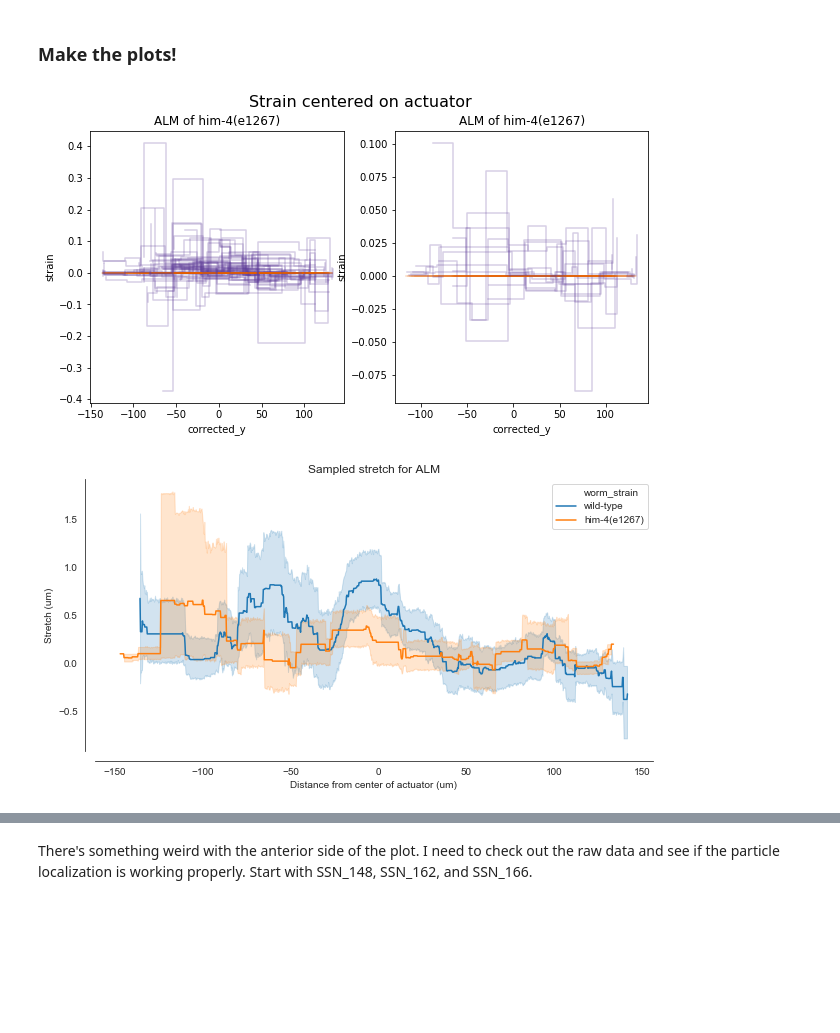
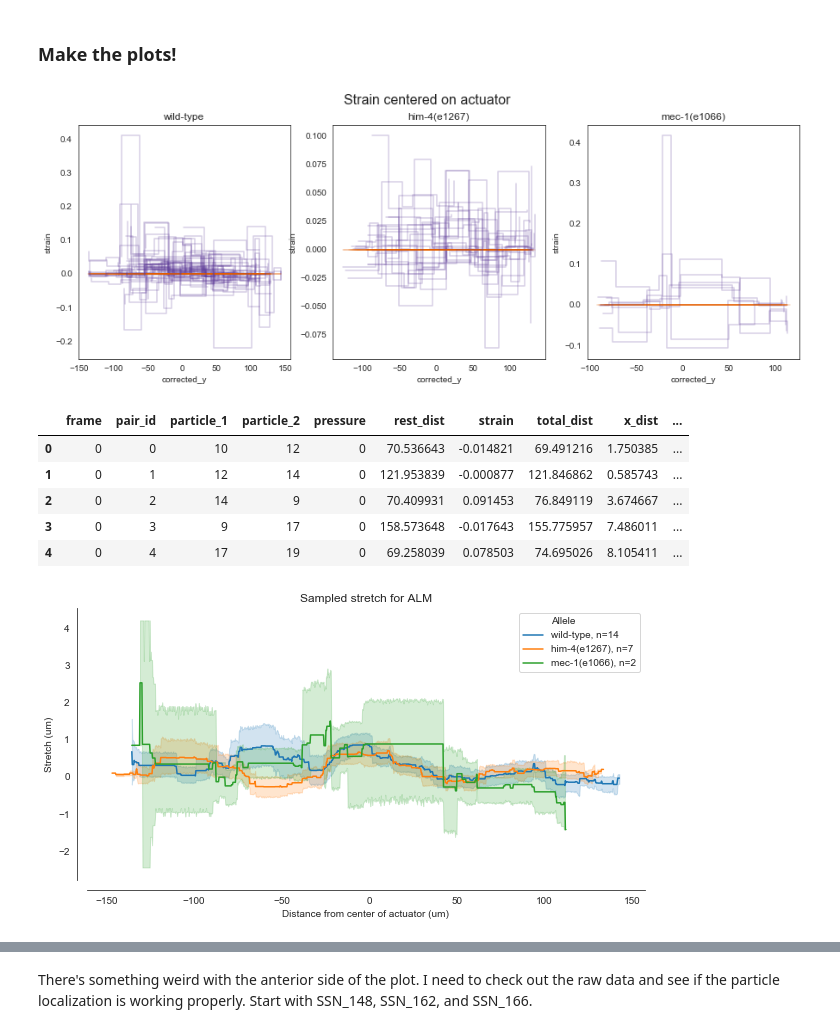
Before and after one commit to anekimken/SSN_ImageAnalysis, a Jupyter notebook: Notebooks/Displacement and Strain Plots.ipynb, the cells around one changed output, grey strips where cells are left out. Drawn from its saved outputs; the diff is of its cells as text; code cells hidden in the pictures; blank space fills up the shorter version.

```diff
--- a/Notebooks/Displacement and Strain Plots.ipynb
+++ b/Notebooks/Displacement and Strain Plots.ipynb
@@ -109,7 +109,8 @@ def plot_disp_centered_on_actuator(linked_mitos_df: pd.DataFrame,
         worm_head_direction = 1
     else:
         raise ValueError
-    linked_mitos_df['corrected_y'] = worm_head_direction * pixel_to_micron *(linked_mitos_df['y'] - actuator_center_coords[1])
+    linked_mitos_df['corrected_y'] = worm_head_direction * pixel_to_micron * (
+        linked_mitos_df['y'] - actuator_center_coords[1])
     linked_mitos_df['x_disp'] = linked_mitos_df.apply(calc_x_distance, axis=1) * pixel_to_micron
     linked_mitos_df['xz_disp'] = linked_mitos_df.apply(calc_xz_distance, axis=1) * pixel_to_micron
     linked_mitos_df['xyz_disp'] = linked_mitos_df.apply(calc_xyz_distance, axis=1) * pixel_to_micron
@@ -124,7 +125,7 @@ def plot_disp_centered_on_actuator(linked_mitos_df: pd.DataFrame,
         fig, ax = plt.subplots()
         plot_title = metadata_df.loc[:,'Experiment_id'].values[0]
     else:
-        plot_title = current_neuron + ' of ' + allele_dict[current_worm_strain]
+        plot_title = current_neuron + ' of ' + allele_dict[metadata_df['worm_strain'].values[0]]
 
     linked_mitos_df.loc[linked_mitos_df['pressure'] == 0].groupby(['frame']).plot(
             x='corrected_y', y=plot_axes,
@@ -132,6 +133,8 @@ def plot_disp_centered_on_actuator(linked_mitos_df: pd.DataFrame,
     linked_mitos_df.loc[linked_mitos_df['pressure'] == 300].groupby(['frame']).plot(
                 x='corrected_y', y=plot_axes, title=plot_title,
                 color='#5e3c99', kind='scatter', ax=ax)
+    ax.set_xlabel('Longitudinal distance (um)')
+    ax.set_ylabel('Displacement normal to worm length (um)')
 # %%
 # get all the metadata
 all_metadata = get_experiment_df(analyzed_data_dir)
@@ -142,7 +145,7 @@ trials_with_strain_and_actuator = all_metadata.loc[(all_metadata['analysis_statu
 n_trials_dict = trials_with_strain_and_actuator['worm_strain'].value_counts().to_dict()
 
 # make plots for those trials
-fig, axes = plt.subplots(ncols=2, figsize=(5 * len(worm_strains),5))
+fig, axes = plt.subplots(ncols=len(worm_strains), figsize=(5 * len(worm_strains),5))
 fig.suptitle('Displacement centered on actuator', fontsize=16)
 ax_index = 0
 for genotype in worm_strains:
@@ -375,7 +367,7 @@ def sample_strain(linked_mitos_df: pd.DataFrame,
 y_coords_to_sampled = np.arange(-1000,1000,1)
 sampled_strain_df = pd.DataFrame()
 actuator_strain_df = pd.DataFrame()
-fig, axes = plt.subplots(figsize=(10,5), ncols=len(worm_strains))
+fig, axes = plt.subplots(figsize=(5 * len(worm_strains) ,5), ncols=len(worm_strains))
 fig.suptitle('Strain centered on actuator', fontsize=16)
 ax_index = 0
 n_trials = trials_with_strain_and_actuator.shape[0]
@@ -388,34 +380,45 @@ for genotype in worm_strains:
 
         strain_file = analyzed_data_dir + experiment_id + '/strain.yaml'
         with open(strain_file, 'r') as yamlfile:
             strain_df = yaml.safe_load(yamlfile)
         strain_df = pd.DataFrame(strain_df)
 
         linked_mitos_file = analyzed_data_dir + experiment_id + '/mito_locations.yaml'
         with open(linked_mitos_file, 'r') as yamlfile:
             linked_mitos_df = yaml.safe_load(yamlfile)
         linked_mitos_df = pd.DataFrame.from_dict(linked_mitos_df)
 
         plot_strain_centered_on_actuator(strain_df, linked_mitos_df,
                                          metadata, 'before_after_strain', axes[ax_index])
 
+
         for frame in linked_mitos_df.loc[linked_mitos_df['pressure']==300]['frame'].unique():
             sampled_strain_df = pd.concat([sampled_strain_df, sample_strain(linked_mitos_df=linked_mitos_df,
                                            metadata_df=metadata,
                                            y_coords=y_coords_to_sampled,
                                            frame_num=frame,
                                            strain_calc_opt=['before_after_strain','before_after_stretch'])],
                                           ignore_index=True, sort=False)
         actuator_strain_df = pd.concat([actuator_strain_df,
                                         sampled_strain_df.loc[sampled_strain_df['y_coord'] == 0]],
                                            ignore_index=True, sort=False)
     axes[ax_index].set_ylabel('strain')
+    axes[ax_index].set_title(allele_dict[genotype])
     ax_index += 1
 
 
 fig.savefig(fig_save_dir + current_neuron + '/aggregatedStrain_noSampling.png')
 # %% [output]
-[figure, old version]
+[figure, new version]
+# %%
+strain_df.head()
+# %% [output]
+|  | frame | pair_id | particle_1 | particle_2 | pressure | rest_dist | strain | total_dist | x_dist | ... |
+| 0 | 0 | 0 | 10 | 12 | 0 | 70.536643 | -0.014821 | 69.491216 | 1.750385 | ... |
+| 1 | 0 | 1 | 12 | 14 | 0 | 121.953839 | -0.000877 | 121.846862 | 0.585743 | ... |
+| 2 | 0 | 2 | 14 | 9 | 0 | 70.409931 | 0.091453 | 76.849119 | 3.674667 | ... |
+| 3 | 0 | 3 | 9 | 17 | 0 | 158.573648 | -0.017643 | 155.775957 | 7.486011 | ... |
+| 4 | 0 | 4 | 17 | 19 | 0 | 69.258039 | 0.078503 | 74.695026 | 8.105411 | ... |
 # %%
 sns.set_style('white')
 
@@ -425,14 +428,14 @@ sns.lineplot(x='y_dist', y='before_after_stretch', data=sampled_strain_df, hue='
 # ax3.add_artist(n_trials_text)
 sns.despine(ax=ax3, offset=10)
 h, labels = ax3.get_legend_handles_labels()
-labels = [allele_dict[label] if label in allele_dict else 'Allele' for label in labels]
+labels = [(allele_dict[label] + ', n=' + str(n_trials_dict[label])) if label in allele_dict else 'Allele' for label in labels]
 ax3.legend(h, labels)
 ax3.set(xlabel='Distance from center of actuator (um)', ylabel='Stretch (um)',
         title=('Sampled stretch for ' + current_neuron))# + ' of ' + allele_dict[current_worm_strain]))
 
 fig3.savefig(fig_save_dir + current_neuron + '/sampled_stretch.png')
 # %% [output]
-[figure, old version]
+[figure, new version]
 # %%
 fig4, ax4 = plt.subplots(figsize=(10,5))
 sns.lineplot(x='y_dist', y='before_after_strain', data=sampled_strain_df,
```
Also changed, not shown: parts of 11 cells of this notebook, 2 other files.
